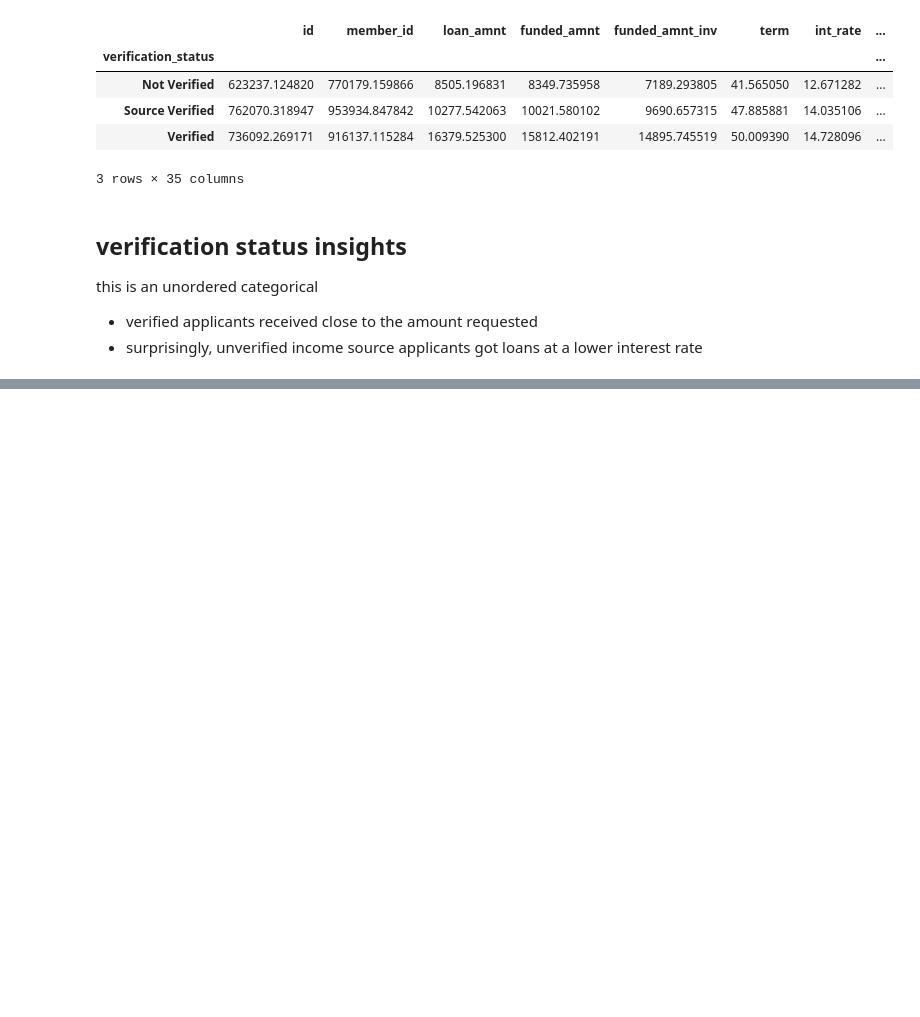
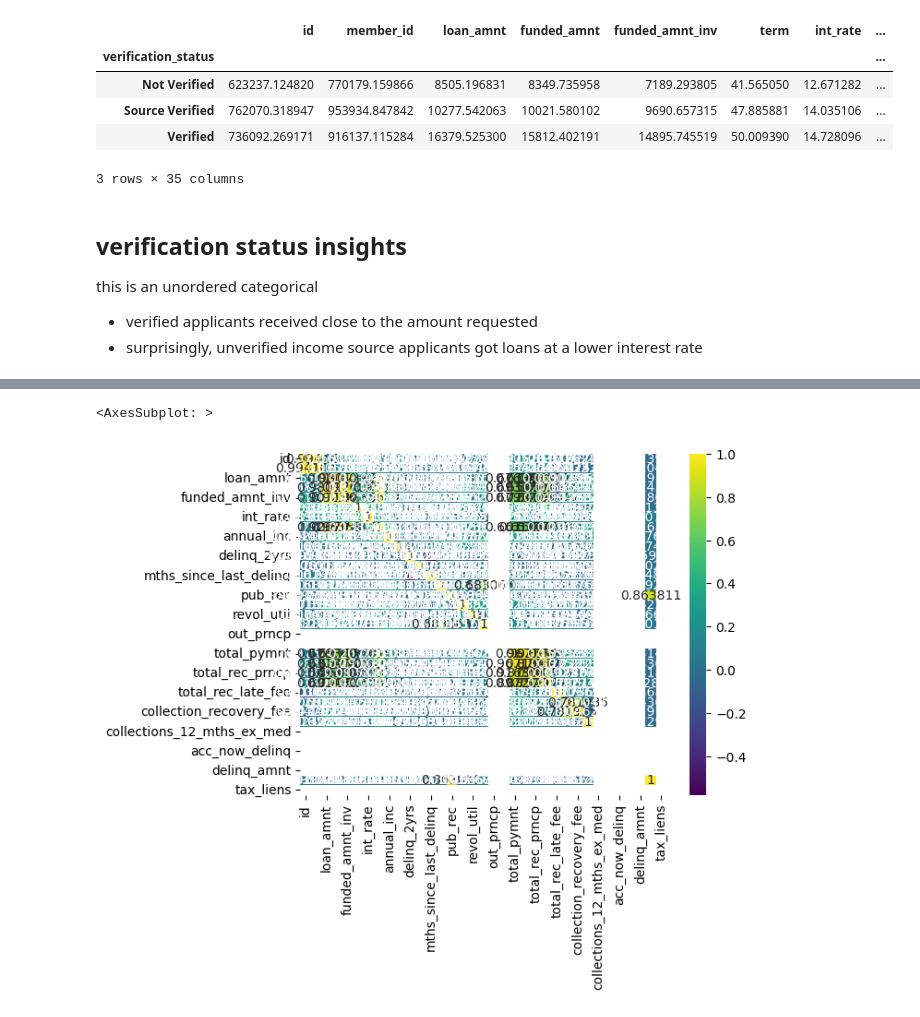
Before and after one commit to udaykirankavaturu/lending-club-case-study, a Jupyter notebook: uday_kiran_kavaturu.ipynb, the cells around one changed output, grey strips where cells are left out. Cells and saved outputs as stored; diff of their text form; code cells hidden in the pictures; blank space fills up the shorter version.

```diff
--- a/uday_kiran_kavaturu.ipynb
+++ b/uday_kiran_kavaturu.ipynb
@@ -720,0 +745,5 @@ this is an unordered categorical
+# %%
+sns.heatmap(charged_off_loans_df.corr(), annot=True, fmt="g", cmap='viridis')
+# %% [output]
+<AxesSubplot: >
+[figure, added]
```
Also changed, not shown: parts of 2 cells of this notebook.
